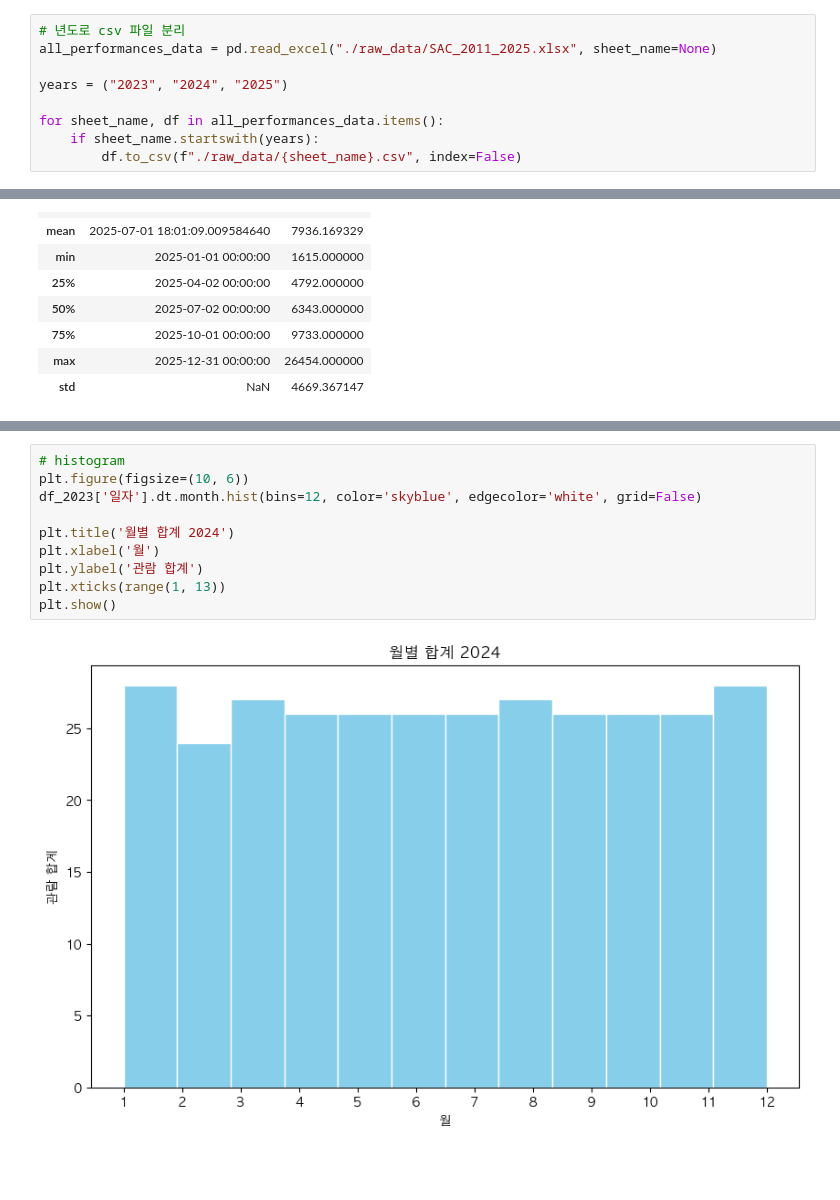
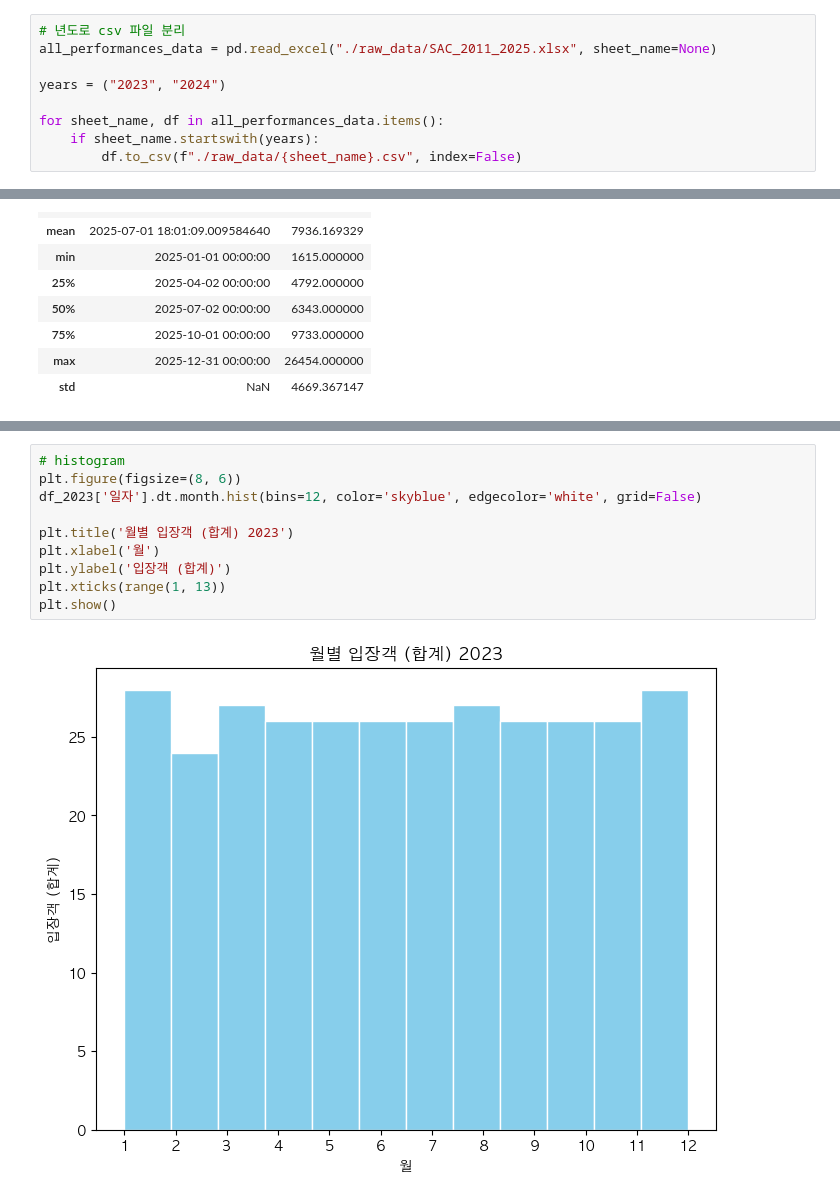
Before and after one commit to Encore-SKN-24/EDA_MINI_4TEAM, a Jupyter notebook: SAC_attendance/SAC_attendance_eda.ipynb, the cells around one changed output, grey strips where cells are left out. Saved outputs shown, nothing was run; the diff lists cells and outputs as text; blank space fills up the shorter version.

```diff
--- a/SAC_attendance/SAC_attendance_eda.ipynb
+++ b/SAC_attendance/SAC_attendance_eda.ipynb
@@ -22,7 +22,7 @@ plt.rcParams['axes.unicode_minus'] = False
 # 년도로 csv 파일 분리
 all_performances_data = pd.read_excel("./raw_data/SAC_2011_2025.xlsx", sheet_name=None)
 
-years = ("2023", "2024", "2025")
+years = ("2023", "2024")
 
 for sheet_name, df in all_performances_data.items():
     if sheet_name.startswith(years):
@@ -186,14 +194,14 @@ plt.show()
 # %%
 # histogram
-plt.figure(figsize=(10, 6))
+plt.figure(figsize=(8, 6))
 df_2023['일자'].dt.month.hist(bins=12, color='skyblue', edgecolor='white', grid=False)
 
-plt.title('월별 합계 2024')
+plt.title('월별 입장객 (합계) 2023')
 plt.xlabel('월')
-plt.ylabel('관람 합계')
+plt.ylabel('입장객 (합계)')
 plt.xticks(range(1, 13))
 plt.show()
 # %% [output]
-[figure, old version]
+[figure, new version]
 # %%
 # histogram
```
Also changed, not shown: parts of 11 cells of this notebook.
